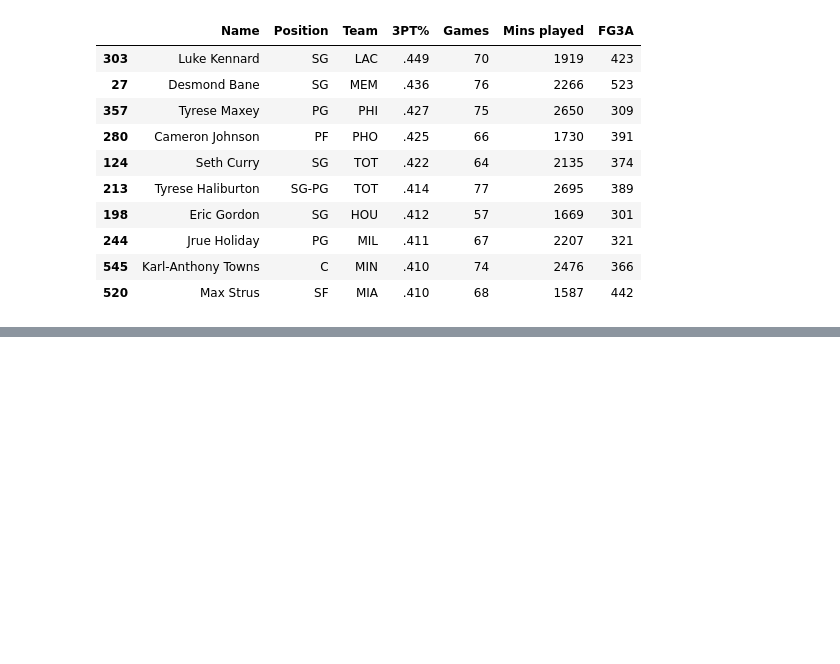
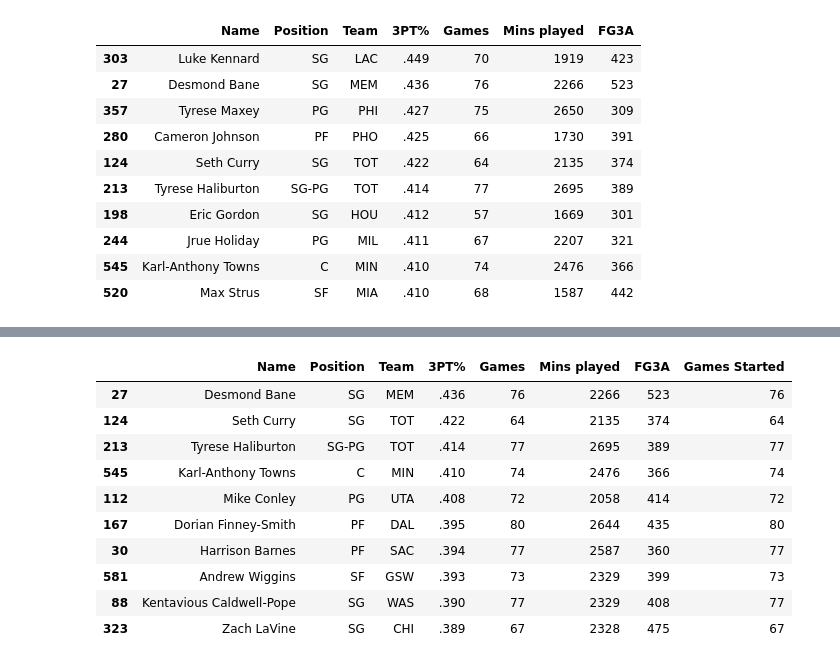
Before and after one commit to mcwillz1/CS-4630-Final-Project, a Jupyter notebook: finalProject.ipynb, the cells around one changed output, grey strips where cells are left out. Saved outputs shown, nothing was run; the diff lists cells and outputs as text; code cells hidden in the pictures; blank space fills up the shorter version.

```diff
--- a/finalProject.ipynb
+++ b/finalProject.ipynb
@@ -333,0 +366,34 @@ best3ptShooters.head(10)
+# %%
+#comparing the most efficent 3 point shooters who started every game they played in
+best3ptShootingStarters = basicStats()
+
+best3ptShootingStarters.columns
+my_cols = ['Name','Position','Team','3PT%','Games','Mins played', 'FG3A', 'Games Started']
+
+best3ptShootingStarters = best3ptShootingStarters[my_cols]
+
+#sort by the top 3PT%
+best3ptShootingStarters = best3ptShootingStarters.sort_values(by='3PT%', ascending=False)
+
+#use the same limits we've been using
+
+best3ptShootingStarters['FG3A'] = best3ptShootingStarters['FG3A'].astype(int)
+
+#Limit our results, if we don't then only players who shot one shot will appear, also making sure
+
+best3ptShootingStarters = best3ptShootingStarters[(best3ptShootingStarters['FG3A'] >= 300) &
+(best3ptShootingStarters['Games Started'] == best3ptShootingStarters['Games'])]
+
+best3ptShootingStarters.head(10)
+# %% [output]
+|  | Name | Position | Team | 3PT% | Games | Mins played | FG3A | Games Started |
+| 27 | Desmond Bane | SG | MEM | .436 | 76 | 2266 | 523 | 76 |
+| 124 | Seth Curry | SG | TOT | .422 | 64 | 2135 | 374 | 64 |
+| 213 | Tyrese Haliburton | SG-PG | TOT | .414 | 77 | 2695 | 389 | 77 |
+| 545 | Karl-Anthony Towns | C | MIN | .410 | 74 | 2476 | 366 | 74 |
+| 112 | Mike Conley | PG | UTA | .408 | 72 | 2058 | 414 | 72 |
+| 167 | Dorian Finney-Smith | PF | DAL | .395 | 80 | 2644 | 435 | 80 |
+| 30 | Harrison Barnes | PF | SAC | .394 | 77 | 2587 | 360 | 77 |
+| 581 | Andrew Wiggins | SF | GSW | .393 | 73 | 2329 | 399 | 73 |
+| 88 | Kentavious Caldwell-Pope | SG | WAS | .390 | 77 | 2329 | 408 | 77 |
+| 323 | Zach LaVine | SG | CHI | .389 | 67 | 2328 | 475 | 67 |
```
Also changed, not shown: parts of 4 cells of this notebook.
